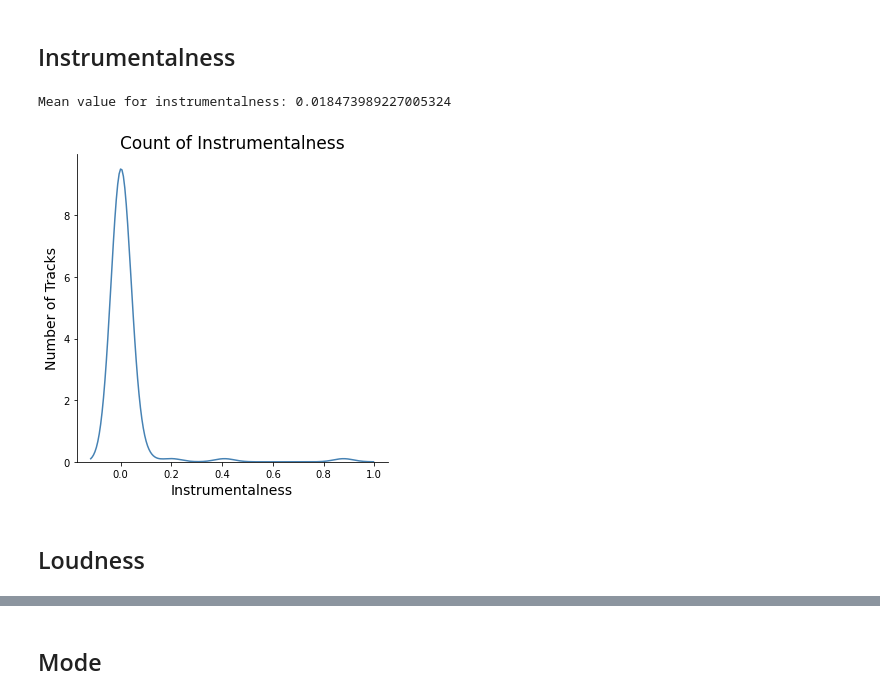
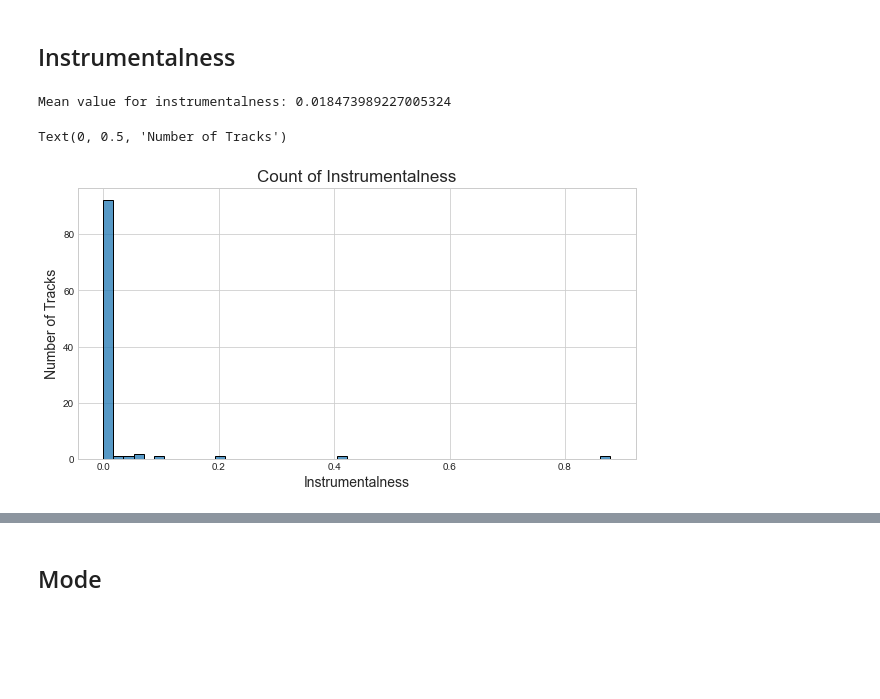
Before and after one commit to kodingwithkelly/OptimalFlowPlaylist, a Jupyter notebook: Spotify Project.ipynb, the cells around one changed output, grey strips where cells are left out. Cells and saved outputs as stored; diff of their text form; code cells hidden in the pictures; blank space fills up the shorter version.

```diff
--- a/Spotify Project.ipynb
+++ b/Spotify Project.ipynb
@@ -417,19 +450,20 @@ Mean value for tempo: 112.74702
 # %%
 # Normalize instrumental column
 x_array = np.array(df['instrumentalness'])
 normalized_X = preprocessing.normalize([x_array])
 df['instrumentalness'] = pd.Series(normalized_X.flatten())
 
 print("Mean value for instrumentalness:", df['instrumentalness'].mean())
 
-sns.displot(df['instrumentalness'], color = 'steelblue', kind = 'kde')
+fig = plt.figure(figsize = (10,5))
+
+sns.histplot(data=df, x = df['instrumentalness'], bins = 50, palette = 'steelblue')
 plt.title("Count of Instrumentalness", fontsize = 17)
 plt.xlabel('Instrumentalness', fontsize = 14)
 plt.ylabel('Number of Tracks', fontsize = 14)
 
-plt.show()
+# plt.show()
 # %% [output]
 Mean value for instrumentalness: 0.018473989227005324
+Text(0, 0.5, 'Number of Tracks')
-[figure, old version]
+[figure, new version]
-# %% [markdown]
-## Loudness
```
Also changed, not shown: parts of 45 cells of this notebook.
